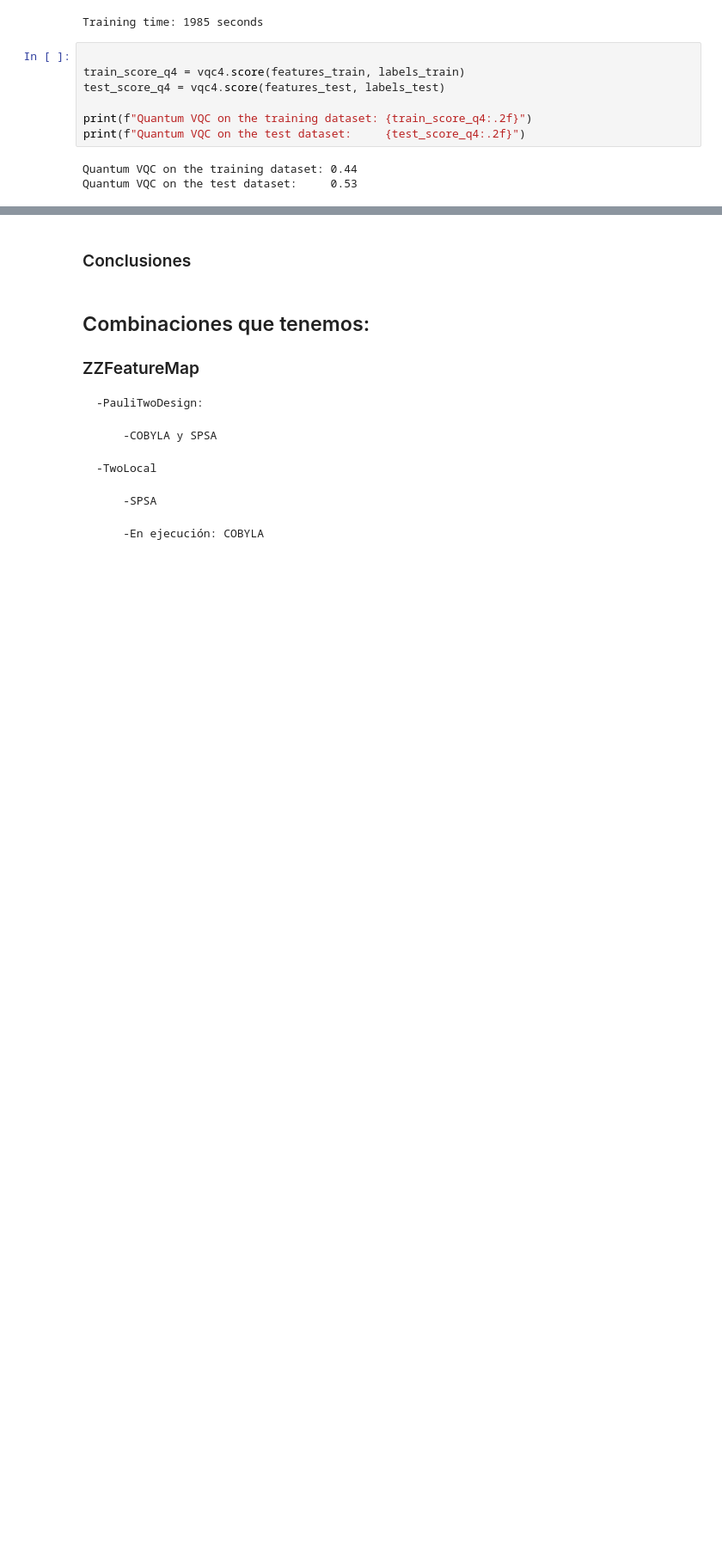
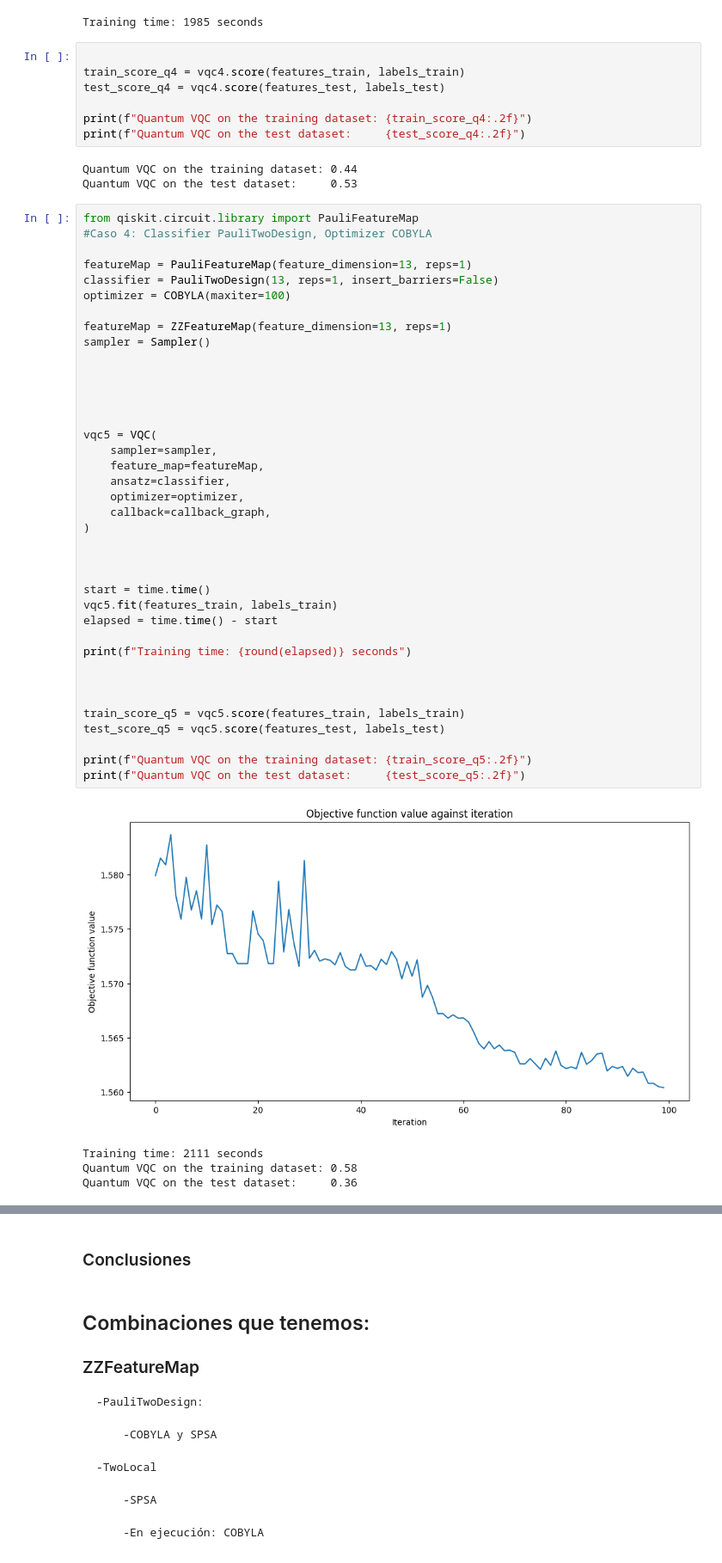
Before and after one commit to FernandoMond/Quantum-Machine-Learning, a Jupyter notebook: P2 Variacional/P1.2 QNN.ipynb, the cells around one changed output, grey strips where cells are left out. Shown at 86% size. Saved outputs shown, nothing was run; the diff lists cells and outputs as text; blank space fills up the shorter version.

Commit message:
Añadida grafica con featuremap distinto (justo antes del ejemplo de las flores

```diff
--- a/P2 Variacional/P1.2 QNN.ipynb
+++ b/P2 Variacional/P1.2 QNN.ipynb
@@ -310,3 +310,46 @@ print(f"Quantum VQC on the test dataset:     {test_score_q4:.2f}")
 # %% [output]
 Quantum VQC on the training dataset: 0.44
 Quantum VQC on the test dataset:     0.53
+# %%
+from qiskit.circuit.library import PauliFeatureMap
+#Caso 4: Classifier PauliTwoDesign, Optimizer COBYLA
+
+featureMap = PauliFeatureMap(feature_dimension=13, reps=1)
+classifier = PauliTwoDesign(13, reps=1, insert_barriers=False)
+optimizer = COBYLA(maxiter=100)
+
+featureMap = ZZFeatureMap(feature_dimension=13, reps=1)
+sampler = Sampler()
+
+
+
+
+
+vqc5 = VQC(
+    sampler=sampler,
+    feature_map=featureMap,
+    ansatz=classifier,
+    optimizer=optimizer,
+    callback=callback_graph,
+)
+
+
+
+start = time.time()
+vqc5.fit(features_train, labels_train)
+elapsed = time.time() - start
+
+print(f"Training time: {round(elapsed)} seconds")
+
+
+
+train_score_q5 = vqc5.score(features_train, labels_train)
+test_score_q5 = vqc5.score(features_test, labels_test)
+
+print(f"Quantum VQC on the training dataset: {train_score_q5:.2f}")
+print(f"Quantum VQC on the test dataset:     {test_score_q5:.2f}")
+# %% [output]
+[figure, added]
+Training time: 2111 seconds
+Quantum VQC on the training dataset: 0.58
+Quantum VQC on the test dataset:     0.36
```
Also changed, not shown: parts of 13 cells of this notebook.
